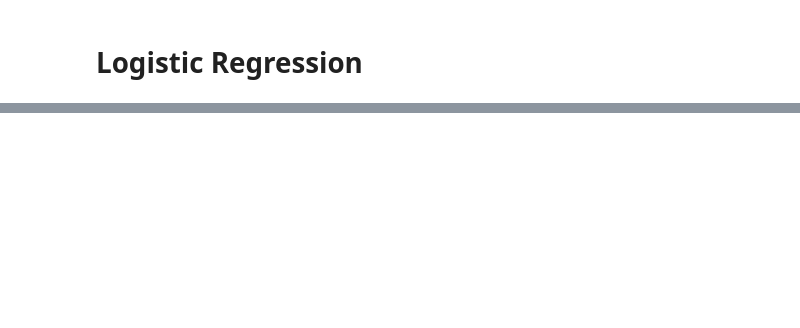
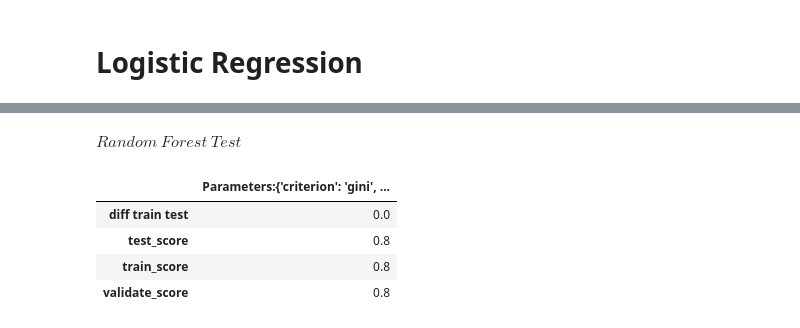
Before and after one commit to mackenr/Classification_Telco, a Jupyter notebook: model.ipynb, the cells around one changed output, grey strips where cells are left out. Drawn from its saved outputs; the diff is of its cells as text; code cells hidden in the pictures; blank space fills up the shorter version.

```diff
--- a/model.ipynb
+++ b/model.ipynb
@@ -39,0 +133,56 @@ logistic_reg(X_train,y_train,X_validate,y_validate,X_test,y_test,random)
+# %%
+
+
+
+
+
+# Make the model
+forest1 = RandomForestClassifier(max_depth=10, random_state=123)
+forest_params=forest1.get_params()
+forest_params={'n_estimators': [10,100],'max_features':['sqrt'],'max_depth':[5,20],'criterion':['gini']}
+
+
+# Fit the model (on train and only train)
+forest1.fit(X_train, y_train)
+
+# Use the model
+# We'll evaluate the model's performance on train, first
+y_pred_forest = forest1.predict(X_train)
+
+
+precision = precision_score(y_train, y_pred_forest)
+precision
+# grid_search_rf = GridSearchCV(estimator=forest1, param_grid=forest_params, cv= 20, scoring='precision')
+# grid_search_rf.fit(X_train, y_train)
+# gs_rf_params = grid_search_rf.best_params_
+# gs_rf_params.update({'random_state':random})
+gs_rf_params={'criterion': 'gini',
+'max_depth': 5,
+'max_features': 'sqrt',
+'n_estimators': 100,
+'random_state': 4563}
+forest_opt = RandomForestClassifier(**gs_rf_params)
+# Fit the model (on train and only train)
+forest_opt.fit(X_train, y_train)
+
+# Use the model
+# We'll evaluate the model's performance on train, first
+y_pred_forest_opt = forest_opt.predict(X_train)
+
+opt_rf= RandomForestClassifier(**gs_rf_params)
+# Fit the model (on train and only train)
+opt_rf_dict={}
+opt_rf.fit(X_train, y_train)
+opt_rf_dict[f'Parameters:{gs_rf_params}]'] = {
+'train_score': round(opt_rf.score(X_train, y_train), 2),
+'validate_score': round(opt_rf.score(X_validate, y_validate), 2),
+'test_score':round(opt_rf.score(X_test, y_test), 2),
+'diff train test': round(abs(opt_rf.score(X_train, y_train)-opt_rf.score(X_test, y_test)),2)}
+display(symbols("Random~Forest~Test"),pd.DataFrame(opt_rf_dict))
+# %% [output]
+$\displaystyle Random~Forest~Test$
+|  | Parameters:{'criterion': 'gini', ... |
+| diff train test | 0.0 |
+| test_score | 0.8 |
+| train_score | 0.8 |
+| validate_score | 0.8 |
```
Also changed, not shown: parts of 7 cells of this notebook, 2 other files.
